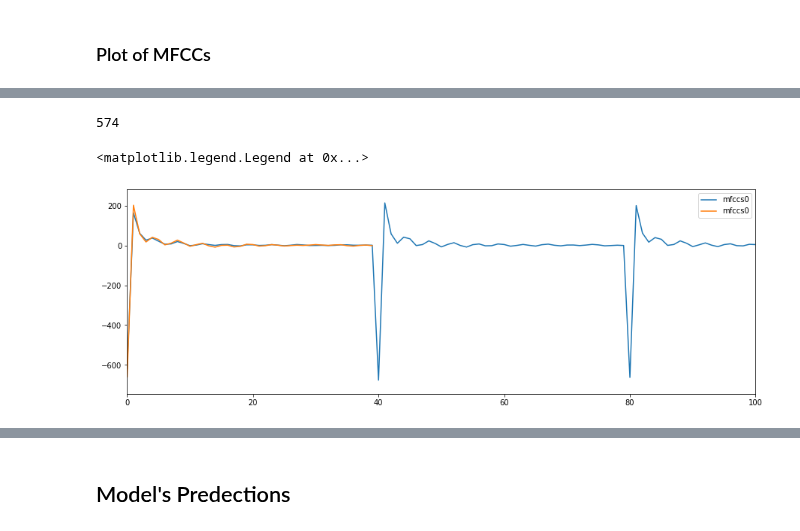
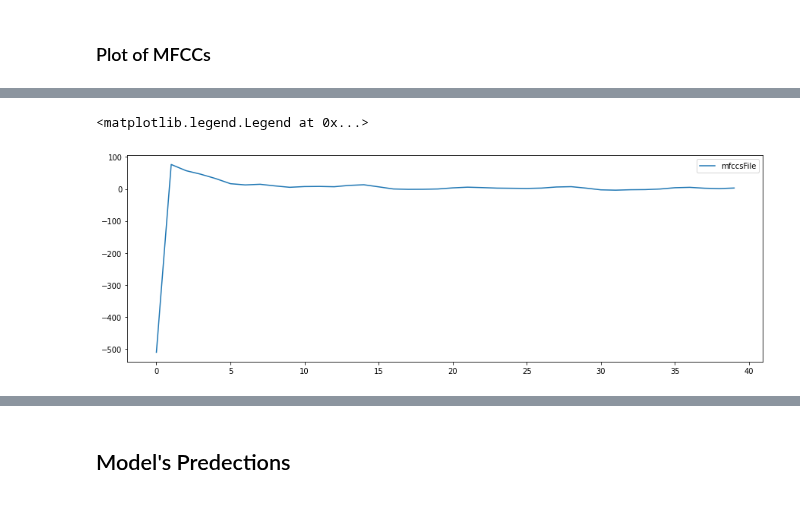
Before and after one commit to blackmountainb/taad-project, a Jupyter notebook: code/Model_Predict.ipynb, the cells around one changed output, grey strips where cells are left out. Cells and saved outputs as stored; diff of their text form; code cells hidden in the pictures.

Commit message:
plots of mfccs

```diff
--- a/code/Model_Predict.ipynb
+++ b/code/Model_Predict.ipynb
@@ -115,0 +117,5 @@ featuresdf.to_pickle(fileMFCCs)
+# %%
+audio, sample_rate = librosa.load(file_name, res_type='kaiser_fast')
+mfccs = librosa.feature.mfcc(y=audio, sr=sample_rate, n_mfcc = 40)
+print(mfccs)
+librosa.display.specshow(mfccs, sr=sample_rate, x_axis='time', y_axis='mel')
@@ -116,21 +138,9 @@ featuresdf.to_pickle(fileMFCCs)
 # %%
 mfccsArr = np.array(featuresdf.feature.tolist())
 
-print(len(mfccsArr))
-listT = []
-
-for item in mfccsArr:
-    for j in item:
-        listT.append(j)
-
-
 plt.figure(figsize=(15,5))
-plt.xlim([0, 100])
-plt.plot(listT, label='mfccs0')
-plt.plot(mfccsArr[50], label='mfccs0')
-
+plt.plot(mfccs[:,0], label='mfccsFile')
 plt.legend()
 # %% [output]
-574
+<matplotlib.legend.Legend at 0x...>
-<matplotlib.legend.Legend at 0x...>
-[figure, old version]
+[figure, new version]
```
Also changed, not shown: parts of 7 cells of this notebook.
